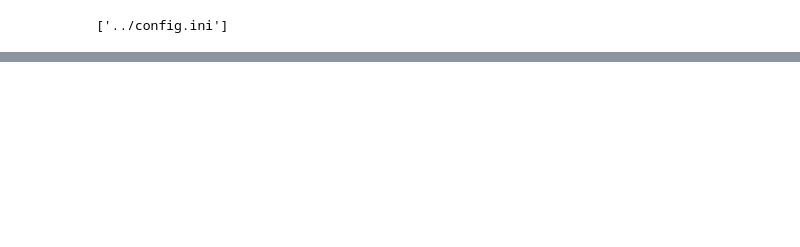
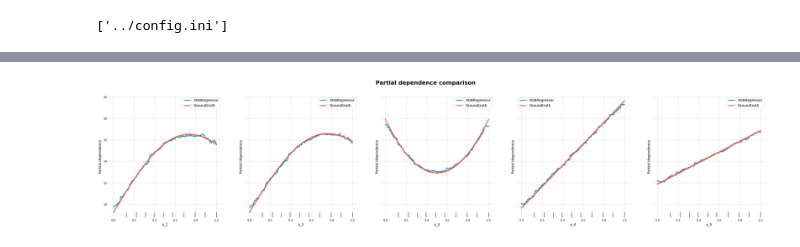
Before and after one commit to timo282/feature-effect-empirical-analysis, a Jupyter notebook: notebooks/feature_effect_results.ipynb, the cells around one changed output, grey strips where cells are left out. Cells and saved outputs as stored; diff of their text form; code cells hidden in the pictures; blank space fills up the shorter version.

```diff
--- a/notebooks/feature_effect_results.ipynb
+++ b/notebooks/feature_effect_results.ipynb
@@ -39,0 +91,5 @@ boxplot_feature_effect_results(features=["x_1", "x_2", "x_3", "x_4", "x_5"], df=
+# %%
+%matplotlib inline
+plot_pdp_comparison(xgb, groundtruth, X_train, features=['x_1', "x_2", "x_3", "x_4", "x_5"]);
+# %% [output]
+[figure, added]
```
Also changed, not shown: parts of 11 cells of this notebook, 3 other files.
